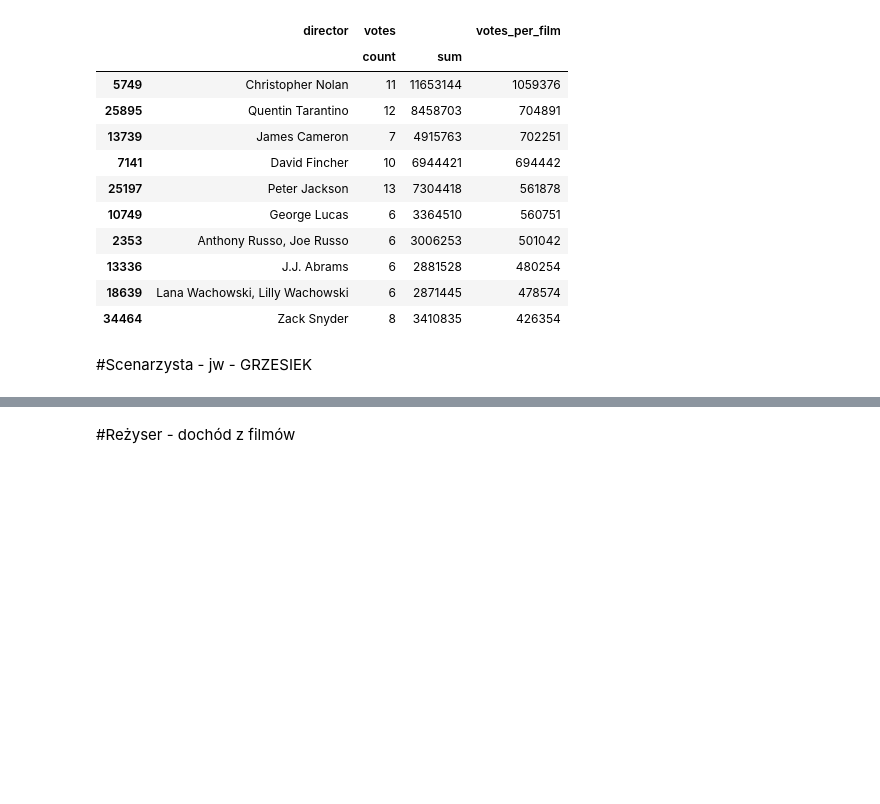
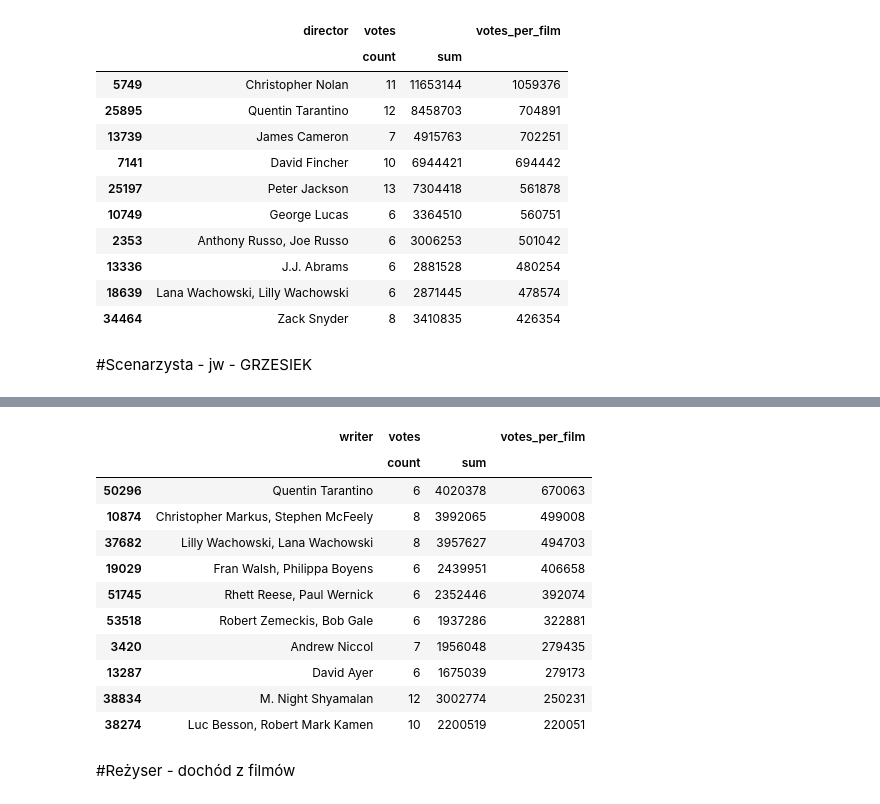
Before and after one commit to KatBotkowska/CodersCrew, a Jupyter notebook: Netflix_data.ipynb, the cells around one changed output, grey strips where cells are left out. Cells and saved outputs as stored; diff of their text form; code cells hidden in the pictures; blank space fills up the shorter version.

```diff
--- a/Netflix_data.ipynb
+++ b/Netflix_data.ipynb
@@ -939,3 +987,21 @@ imdb_directors_sum_votes[imdb_directors_sum_votes['votes']['count']>5].sort_valu
+# %%
+imdb_writers_sum_votes=imdb_movies[['writer','votes']].groupby('writer').agg(['count', 'sum']).reset_index()
+imdb_writers_sum_votes['votes_per_film'] = imdb_writers_sum_votes['votes']['sum']/imdb_writers_sum_votes['votes']['count']
+imdb_writers_sum_votes['votes_per_film']=imdb_writers_sum_votes['votes_per_film'].astype('int')
+imdb_writers_sum_votes[imdb_writers_sum_votes['votes']['count']>5].sort_values(by=('votes_per_film'), ascending=False).head(10)
+# %% [output]
+|  | writer | votes |  | votes_per_film |
+|  |  | count | sum |  |
+| 50296 | Quentin Tarantino | 6 | 4020378 | 670063 |
+| 10874 | Christopher Markus, Stephen McFeely | 8 | 3992065 | 499008 |
+| 37682 | Lilly Wachowski, Lana Wachowski | 8 | 3957627 | 494703 |
+| 19029 | Fran Walsh, Philippa Boyens | 6 | 2439951 | 406658 |
+| 51745 | Rhett Reese, Paul Wernick | 6 | 2352446 | 392074 |
+| 53518 | Robert Zemeckis, Bob Gale | 6 | 1937286 | 322881 |
+| 3420 | Andrew Niccol | 7 | 1956048 | 279435 |
+| 13287 | David Ayer | 6 | 1675039 | 279173 |
+| 38834 | M. Night Shyamalan | 12 | 3002774 | 250231 |
+| 38274 | Luc Besson, Robert Mark Kamen | 10 | 2200519 | 220051 |
 # %% [markdown]
 #Reżyser - dochód z filmów
 # %% [markdown]
```
Also changed, not shown: parts of 16 cells of this notebook.
